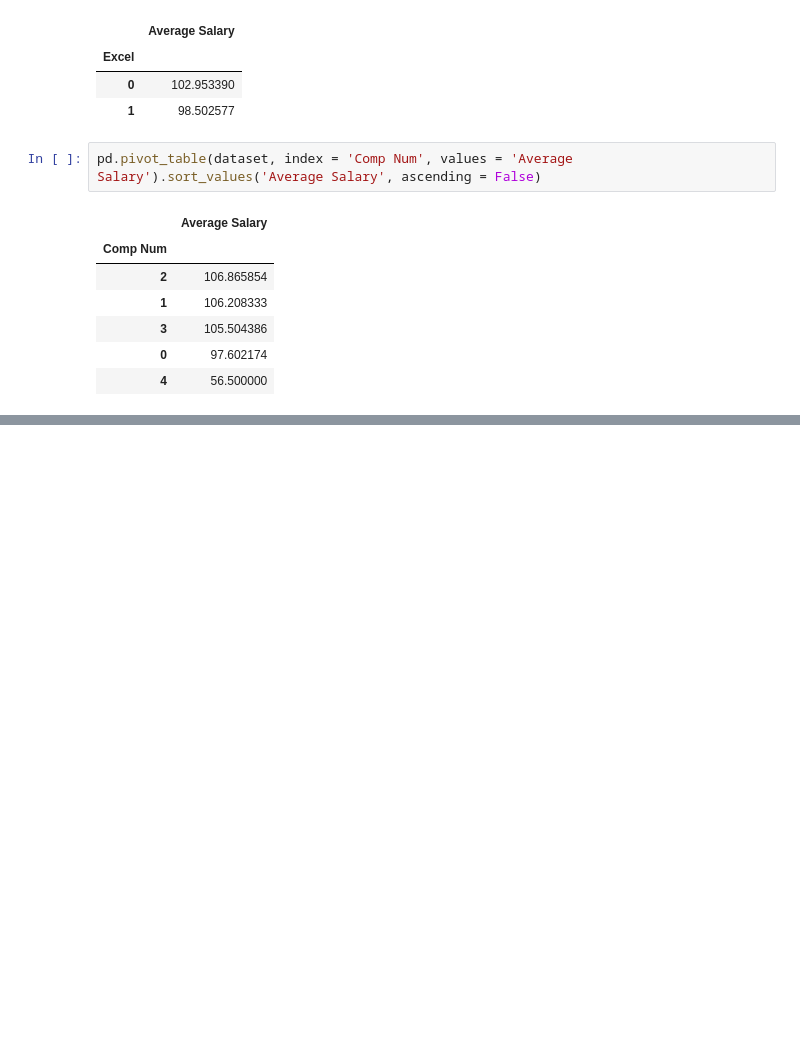
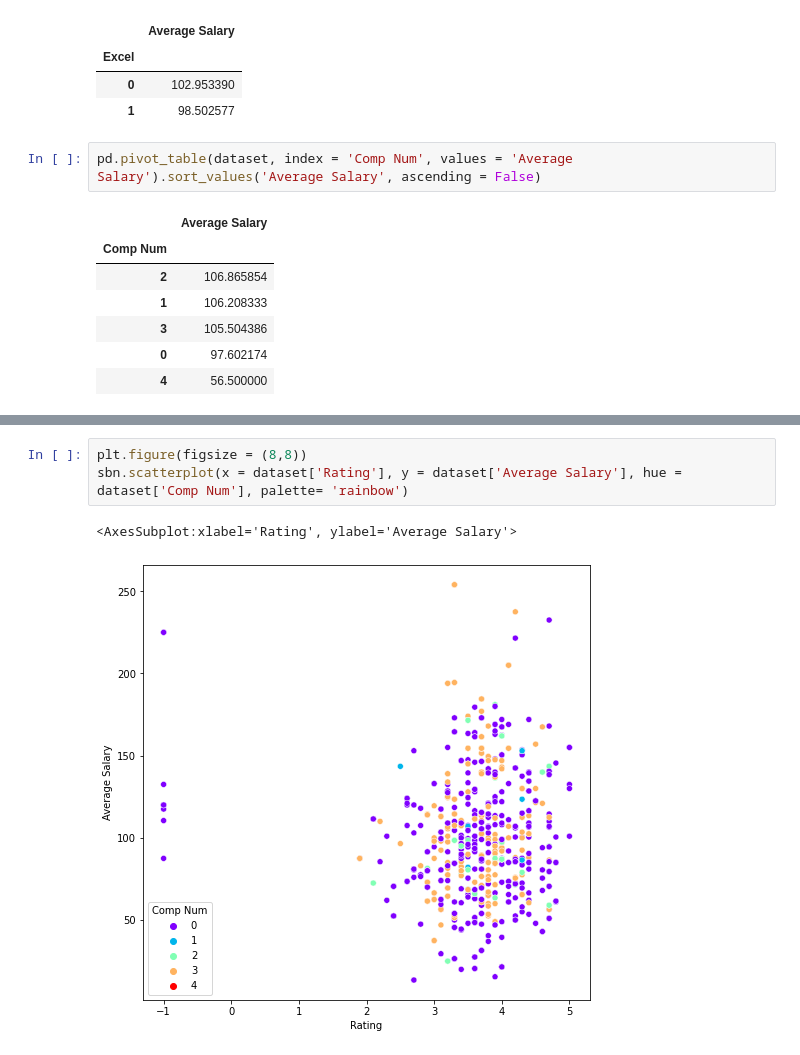
Before and after one commit to vimalkkumar/Glassdoor_DS_Salary, a Jupyter notebook: glassdoor_ds_eda.ipynb, the cells around one changed output, grey strips where cells are left out. Drawn from its saved outputs; the diff is of its cells as text; blank space fills up the shorter version.

```diff
--- a/glassdoor_ds_eda.ipynb
+++ b/glassdoor_ds_eda.ipynb
@@ -485,0 +476,6 @@ Index(['Job Title', 'Salary Estimate', 'Job Description', 'Rating',
+# %%
+plt.figure(figsize = (8,8))
+sbn.scatterplot(x = dataset['Rating'], y = dataset['Average Salary'], hue = dataset['Comp Num'], palette= 'rainbow')
+# %% [output]
+<AxesSubplot:xlabel='Rating', ylabel='Average Salary'>
+[figure, added]
```
Also changed, not shown: parts of 8 cells of this notebook.
